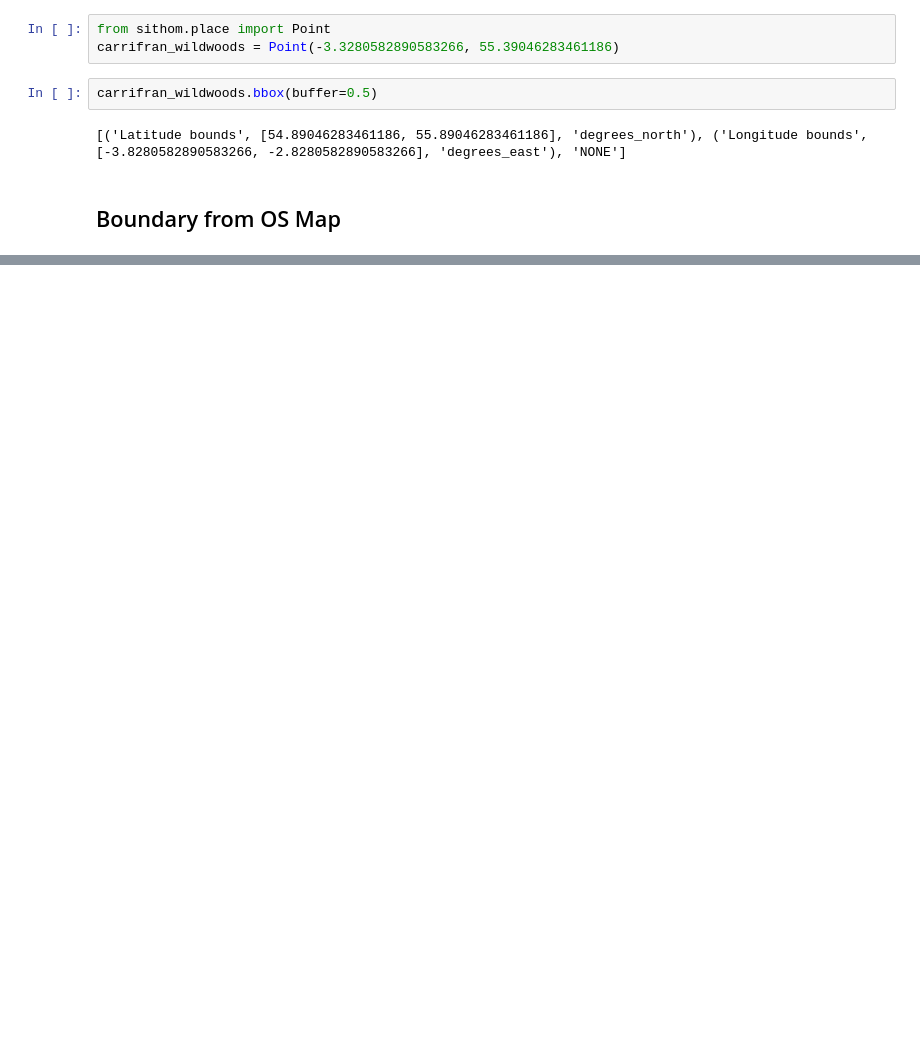
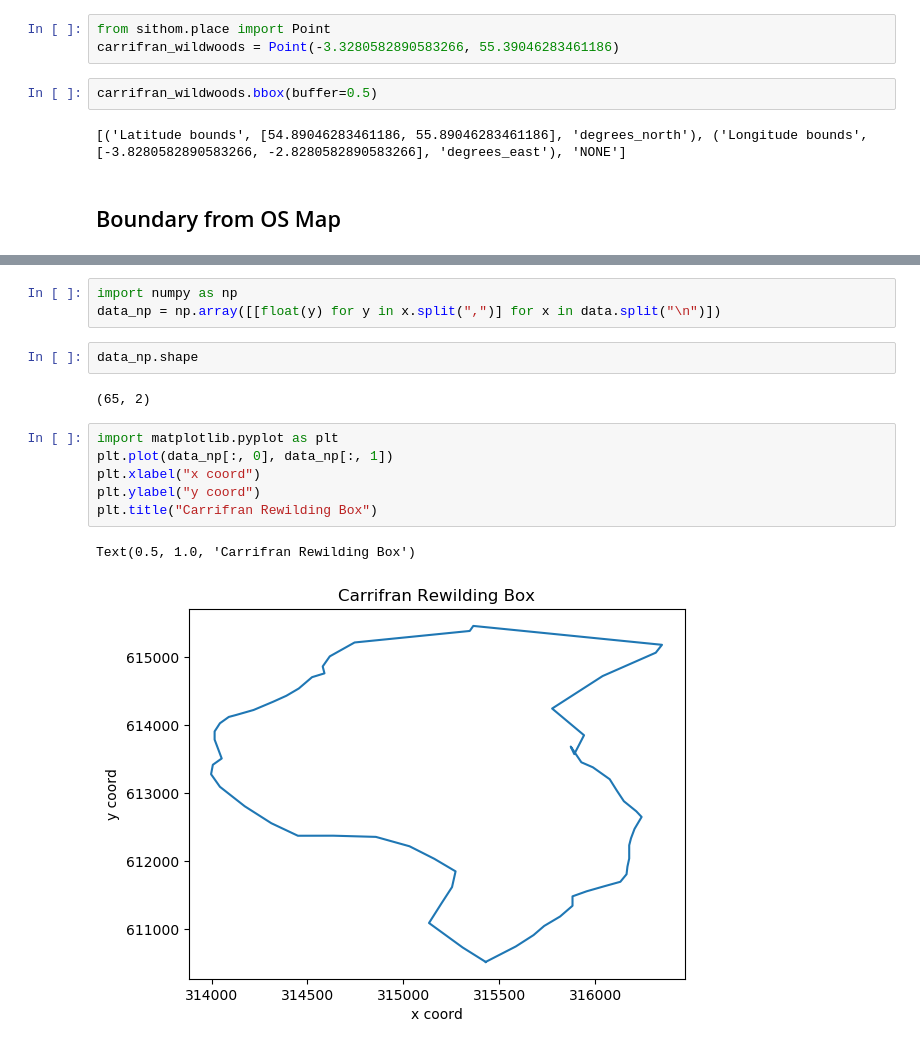
Before and after one commit to ai4er-cdt/geograph, a Jupyter notebook: notebooks/ST_Carrifran.ipynb, the cells around one changed output, grey strips where cells are left out. Drawn from its saved outputs; the diff is of its cells as text; blank space fills up the shorter version.

Commit message:
fix: carrifran

```diff
--- a/notebooks/ST_Carrifran.ipynb
+++ b/notebooks/ST_Carrifran.ipynb
@@ -90,0 +93,16 @@ carrifran_wildwoods.bbox(buffer=0.5)
+# %%
+import numpy as np
+data_np = np.array([[float(y) for y in x.split(",")] for x in data.split("\n")])
+# %%
+data_np.shape
+# %% [output]
+(65, 2)
+# %%
+import matplotlib.pyplot as plt
+plt.plot(data_np[:, 0], data_np[:, 1])
+plt.xlabel("x coord")
+plt.ylabel("y coord")
+plt.title("Carrifran Rewilding Box")
+# %% [output]
+Text(0.5, 1.0, 'Carrifran Rewilding Box')
+[figure, added]
```
Also changed, not shown: parts of 2 cells of this notebook.
